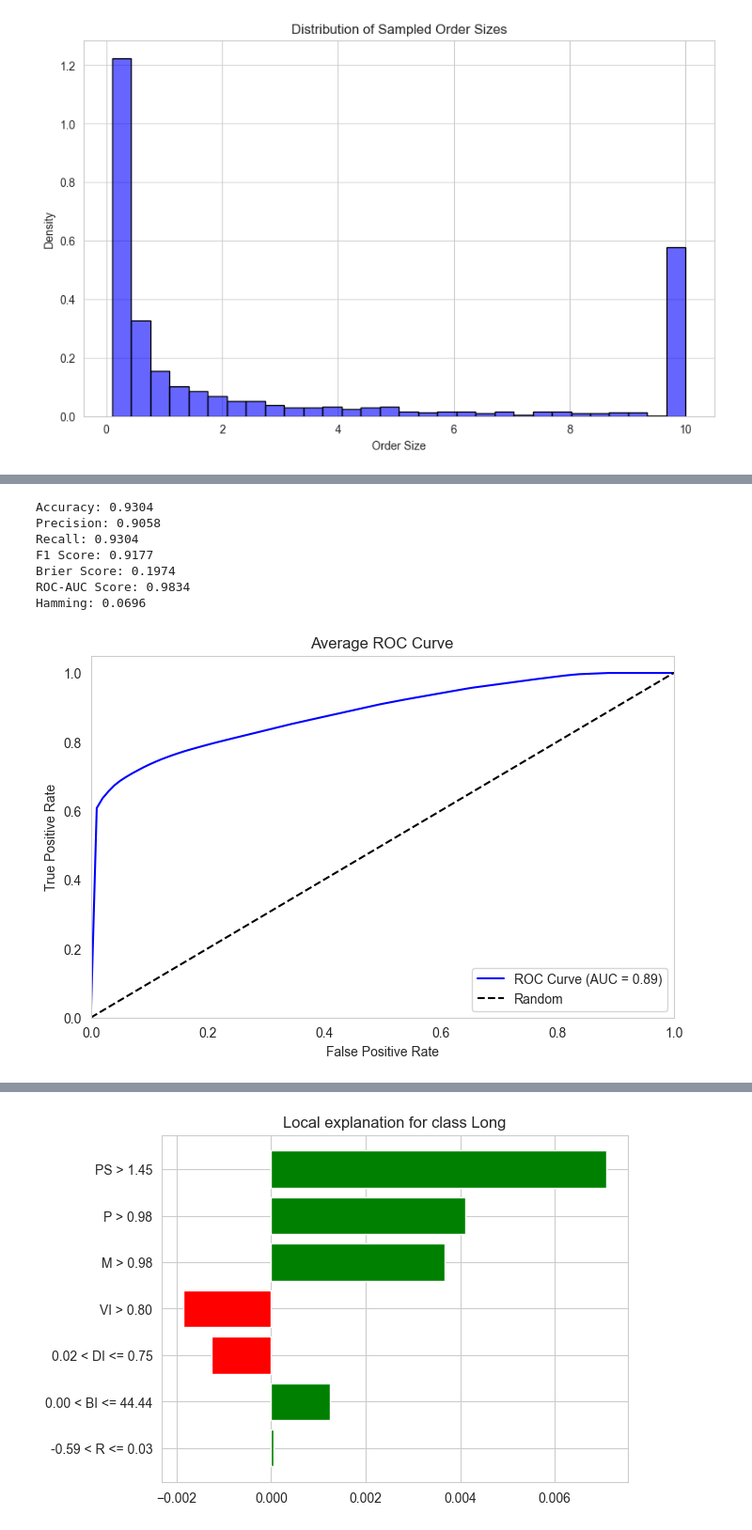
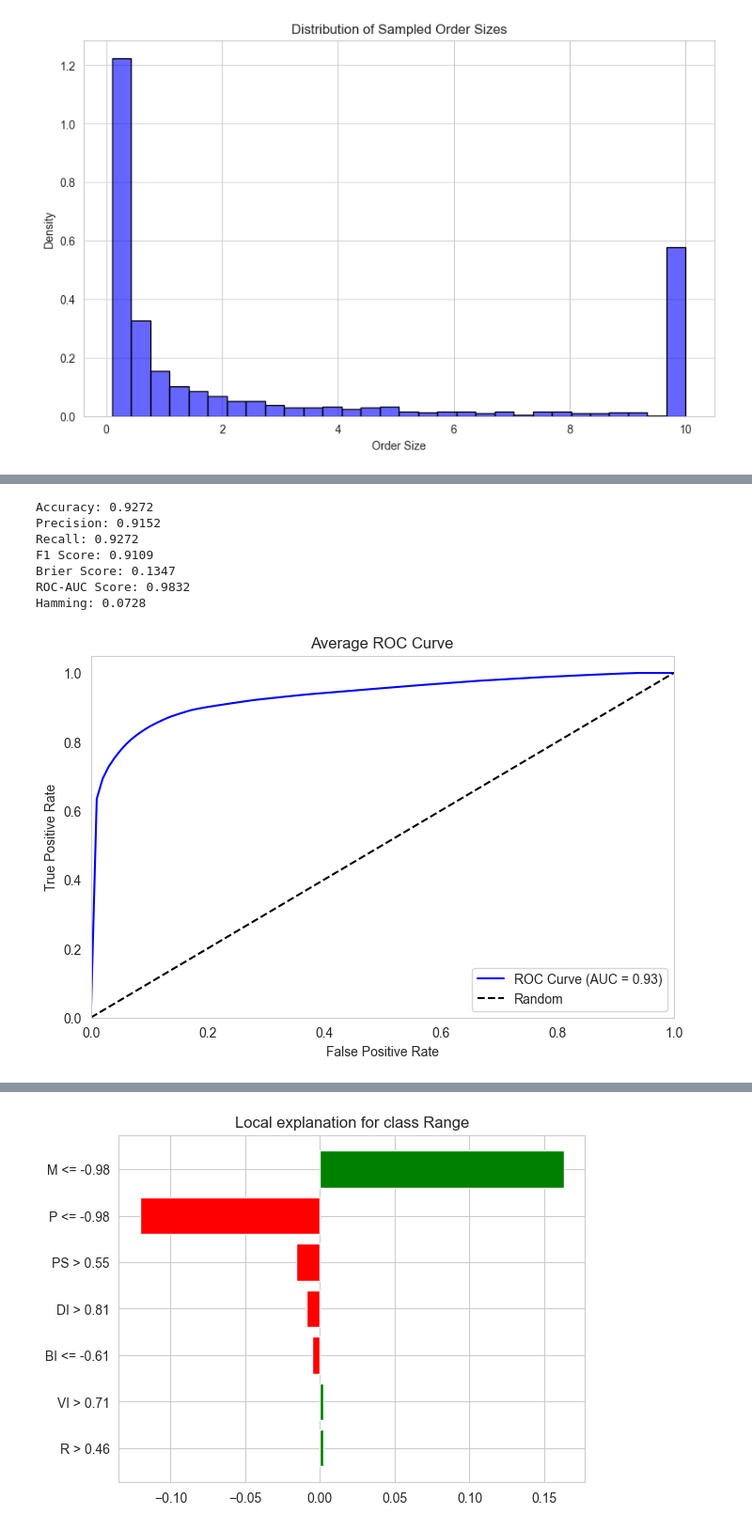
Before and after one commit to YieldsLabs/quant, a Jupyter notebook: notebooks/pipelines/orca.ipynb, the cells around one changed output, grey strips where cells are left out. Shown at 94% size. Saved outputs shown, nothing was run; the diff lists cells and outputs as text; code cells hidden in the pictures.

```diff
--- a/notebooks/pipelines/orca.ipynb
+++ b/notebooks/pipelines/orca.ipynb
@@ -42,7 +42,7 @@ from core.models.protocol_type import ProtocolType
 from service import EnvironmentSecretService
 # %%
 DEFAULT_DATASOUCE = DataSourceType.BYBIT
-DEFAULT_SYMBOLS = ["LINKUSDT"]
+DEFAULT_SYMBOLS = ["AVAXUSDT"]
 SLEEP_INTERVAL = 1
 DOM = 10
 # %%
@@ -556,7 +557,7 @@ from sklearn.multiclass import OneVsRestClassifier
 k_folds = 5
 calibration = 'venn_abers'
 
-model = OneVsRestClassifier(LogisticRegression(solver='saga', random_state=seed))
+model = OneVsRestClassifier(LogisticRegression(solver='lbfgs', random_state=seed))
 
 predictions, probabilities, true_labels = perform_kfold_cv(model, X_normalized, y, k_folds, calibration)
 
@@ -572,35 +573,35 @@ print(f"Hamming: {hamming:.4f}")
 
 plot_roc_auc(probabilities, true_labels)
 # %% [output]
-Accuracy: 0.9304
-Precision: 0.9058
-Recall: 0.9304
-F1 Score: 0.9177
-Brier Score: 0.1974
-ROC-AUC Score: 0.9834
-Hamming: 0.0696
+Accuracy: 0.9272
+Precision: 0.9152
+Recall: 0.9272
+F1 Score: 0.9109
+Brier Score: 0.1347
+ROC-AUC Score: 0.9832
+Hamming: 0.0728
-[figure, old version]
+[figure, new version]
 # %%
 from lime.lime_tabular import LimeTabularExplainer
 
 lime_explainer = LimeTabularExplainer(X_normalized.values, mode="classification",
-                                      feature_names=features, class_names=['Short', 'Long', 'Range'],
+                                      feature_names=features, class_names=['Short', 'Range', 'Long'],
                                       discretize_continuous=True)
 
 def lime_predict_proba(data):
     data_df = pd.DataFrame(data, columns=features)
     return model.predict_proba(data_df)
 
 random_index = np.random.randint(0, len(X_normalized))
 exp = lime_explainer.explain_instance(X_normalized.iloc[random_index].values, lime_predict_proba, num_features=len(features))
 
 exp.show_in_notebook(show_table=True)
 exp.as_pyplot_figure()
 
 plt.show()
 # %% [output]
 [interactive output not drawn]
-[figure, old version]
+[figure, new version]
 # %%
 from sklearn.ensemble import RandomForestClassifier
 
```
Also changed, not shown: parts of 19 cells of this notebook.
